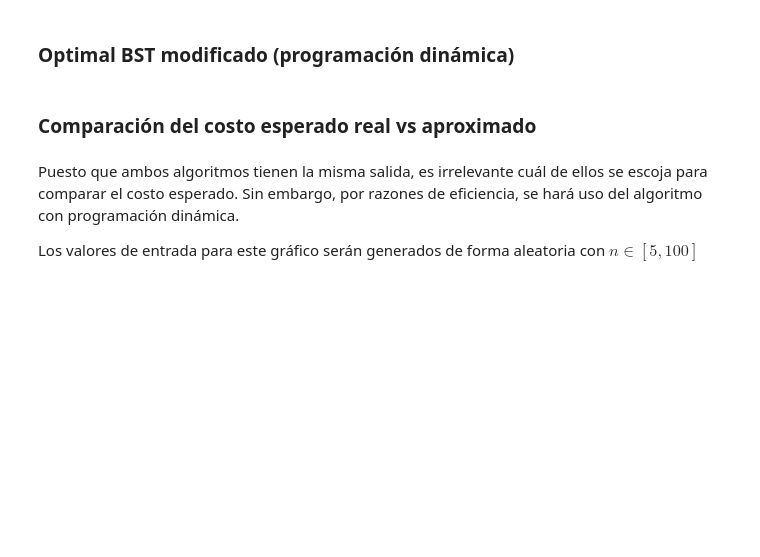
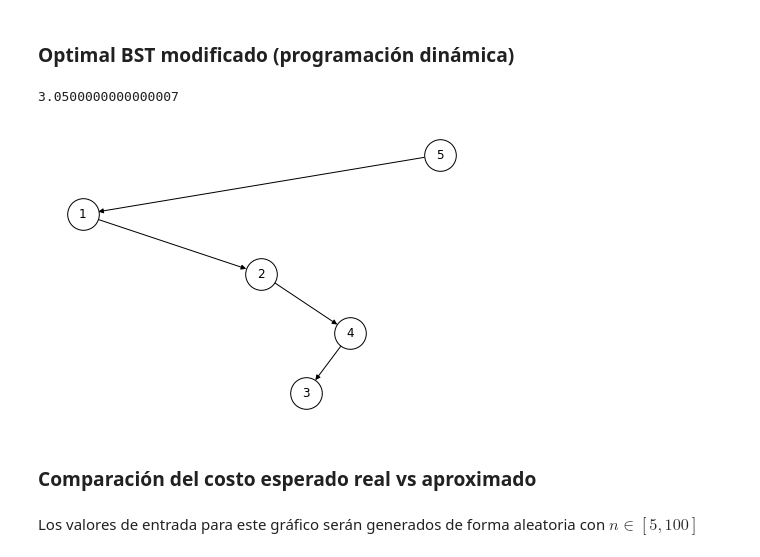
Before and after one commit to OscarRojasG/ADA-Informes, a Jupyter notebook: Informe8-OptimalBST.ipynb, the cells around one changed output. Saved outputs shown, nothing was run; the diff lists cells and outputs as text; code cells hidden in the pictures; blank space fills up the shorter version.

```diff
--- a/Informe8-OptimalBST.ipynb
+++ b/Informe8-OptimalBST.ipynb
@@ -801,25 +814,45 @@ modified_recursive_optimal_bst(k,p,q,5)
 # %%
 import numpy
 
-def modified_optimal_bst(k,p,q,n):
-  # Índice del nodo con mayor probabilidad (0...n-1)
-  r = np.argmax(p)
+def modified_optimal_bst(keys,p,q,n,visualize=False):
+  e = np.zeros(shape=(n+2,n+1))
+  w = np.zeros(shape=(n+2,n+1))
+  root = np.zeros(shape=(n+1,n+1), dtype=int)
 
-  e_left = optimal_bst(k[:r],p[:r],q[:r+1],r)[0]
-  e_right = optimal_bst(k[r+1:],p[r+1:],q[r+1:],n-r-1)[0]
-  e = e_left + e_right + sum(p) + sum(q)
-  return e
+  for i in range(1,n+2):
+    e[i][i-1] = q[i-1]
+    w[i][i-1] = q[i-1]
+
+  for k in range(1,n+1):
+    for i in range(1,n-k+2):
+      j = i+k-1
+
+      w[i][j] = w[i][j-1] + p[j-1] + q[j]
+
+      # Índice del nodo con mayor probabilidad
+      r = np.argmax(p[i-1:j]) + i
+
+      e[i][j] = e[i][r-1] + e[r+1][j] + w[i][j]
+      root[i][j] = r
+
+  tree = construct_optimal_bst(root, keys, 1, n)
+
+  if visualize:
+    visualize_tree(tree)
+
+  return e[1][n], tree
 
 k = [1, 2, 3, 4, 5]
 p = [0.15, 0.10, 0.05, 0.10, 0.20]
 q = [0.05, 0.10, 0.05, 0.05, 0.05, 0.10]
 
-modified_optimal_bst(k,p,q,5)
+modified_optimal_bst(k,p,q,5,visualize=True)[0]
+# %% [output]
+3.0500000000000007
+[figure, added]
 # %% [markdown]
 ### Comparación del costo esperado real vs aproximado
 # %% [markdown]
-Puesto que ambos algoritmos tienen la misma salida, es irrelevante cuál de ellos se escoja para comparar el costo esperado. Sin embargo, por razones de eficiencia, se hará uso del algoritmo con programación dinámica.
-
 Los valores de entrada para este gráfico serán generados de forma aleatoria con $n \in [5,100]$
 # %%
 import matplotlib.pyplot as plt
```
Also changed, not shown: parts of 10 cells of this notebook.
